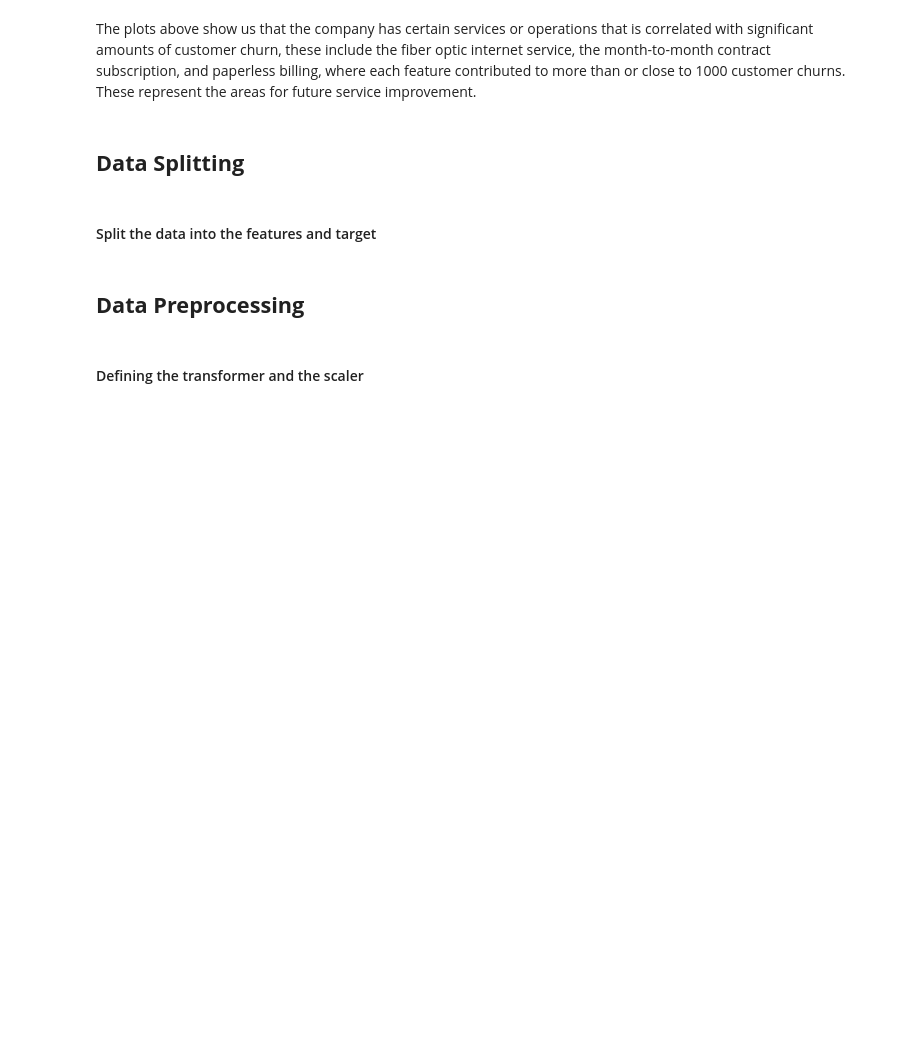
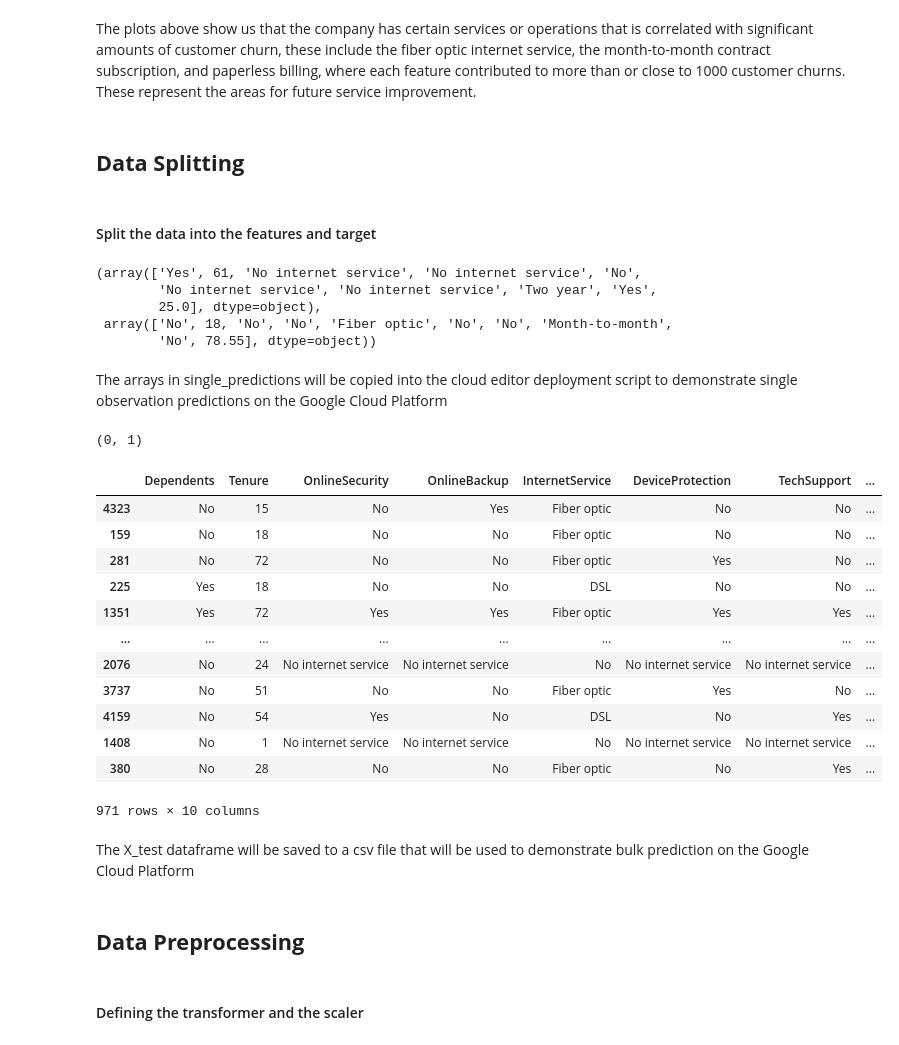
Before and after one commit to randyprawiro/MachineLearning-CloudComputingCapstone, a Jupyter notebook: Capstone_mlcc.ipynb, the cells around one changed output. Cells and saved outputs as stored; diff of their text form; code cells hidden in the pictures; blank space fills up the shorter version.

```diff
--- a/Capstone_mlcc.ipynb
+++ b/Capstone_mlcc.ipynb
@@ -422,3 +414,35 @@ X_train, X_test, y_train, y_test = train_test_split(
     test_size = 0.2,
     random_state = 0
 )
+# %%
+
+single_predictions = X_test.iloc[10].values, X_test.iloc[1].values
+single_predictions
+# %% [output]
+(array(['Yes', 61, 'No internet service', 'No internet service', 'No',
+        'No internet service', 'No internet service', 'Two year', 'Yes',
+        25.0], dtype=object),
+ array(['No', 18, 'No', 'No', 'Fiber optic', 'No', 'No', 'Month-to-month',
+        'No', 78.55], dtype=object))
+# %% [markdown]
+The arrays in single_predictions will be copied into the cloud editor deployment script to demonstrate single observation predictions on the Google Cloud Platform
+# %%
+y_test.iloc[10], y_test.iloc[1]
+# %% [output]
+(0, 1)
+# %%
+X_test
+# %% [output]
+|  | Dependents | Tenure | OnlineSecurity | OnlineBackup | InternetService | DeviceProtection | TechSupport | ... |
+| 4323 | No | 15 | No | Yes | Fiber optic | No | No | ... |
+| 159 | No | 18 | No | No | Fiber optic | No | No | ... |
+| 281 | No | 72 | No | No | Fiber optic | Yes | No | ... |
+| 225 | Yes | 18 | No | No | DSL | No | No | ... |
+| 1351 | Yes | 72 | Yes | Yes | Fiber optic | Yes | Yes | ... |
+| ... | ... | ... | ... | ... | ... | ... | ... | ... |
+| 2076 | No | 24 | No internet service | No internet service | No | No internet service | No internet service | ... |
+| 3737 | No | 51 | No | No | Fiber optic | Yes | No | ... |
+| 4159 | No | 54 | Yes | No | DSL | No | Yes | ... |
+| 1408 | No | 1 | No internet service | No internet service | No | No internet service | No internet service | ... |
+| 380 | No | 28 | No | No | Fiber optic | No | Yes | ... |
+971 rows × 10 columns
@@ -425,3 +451,5 @@ X_train, X_test, y_train, y_test = train_test_split(
+# %% [markdown]
+The X_test dataframe will be saved to a csv file that will be used to demonstrate bulk prediction on the Google Cloud Platform
 # %% [markdown]
 ## **Data Preprocessing**
 # %% [markdown]
```
Also changed, not shown: parts of 15 cells of this notebook.
